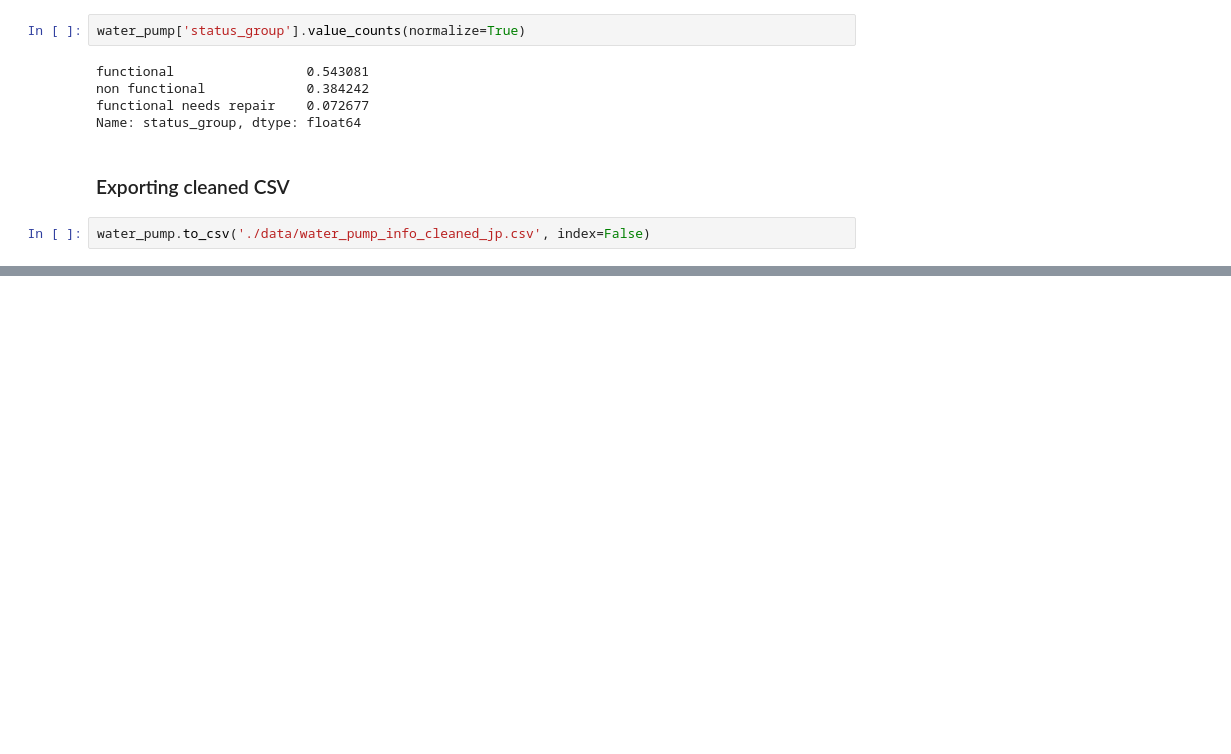
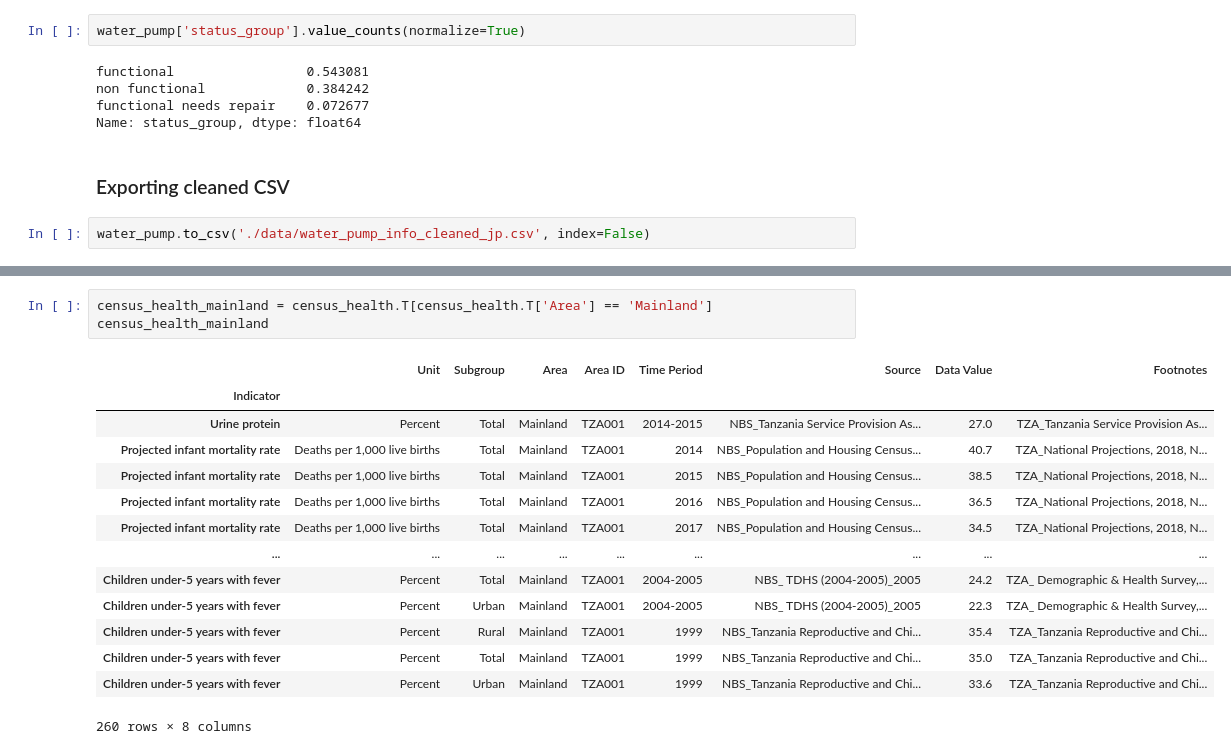
Before and after one commit to kalebts/Tanzania-Group-Project, a Jupyter notebook: Jackie.ipynb, the cells around one changed output, grey strips where cells are left out. Cells and saved outputs as stored; diff of their text form; blank space fills up the shorter version.

```diff
--- a/Jackie.ipynb
+++ b/Jackie.ipynb
@@ -203,0 +500,18 @@ water_pump.to_csv('./data/water_pump_info_cleaned_jp.csv', index=False)
+# %%
+census_health_mainland = census_health.T[census_health.T['Area'] == 'Mainland']
+census_health_mainland
+# %% [output]
+|  | Unit | Subgroup | Area | Area ID | Time Period | Source | Data Value | Footnotes |
+| Indicator |  |  |  |  |  |  |  |  |
+| Urine protein | Percent | Total | Mainland | TZA001 | 2014-2015 | NBS_Tanzania Service Provision As... | 27.0 | TZA_Tanzania Service Provision As... |
+| Projected infant mortality rate | Deaths per 1,000 live births | Total | Mainland | TZA001 | 2014 | NBS_Population and Housing Census... | 40.7 | TZA_National Projections, 2018, N... |
+| Projected infant mortality rate | Deaths per 1,000 live births | Total | Mainland | TZA001 | 2015 | NBS_Population and Housing Census... | 38.5 | TZA_National Projections, 2018, N... |
+| Projected infant mortality rate | Deaths per 1,000 live births | Total | Mainland | TZA001 | 2016 | NBS_Population and Housing Census... | 36.5 | TZA_National Projections, 2018, N... |
+| Projected infant mortality rate | Deaths per 1,000 live births | Total | Mainland | TZA001 | 2017 | NBS_Population and Housing Census... | 34.5 | TZA_National Projections, 2018, N... |
+| ... | ... | ... | ... | ... | ... | ... | ... | ... |
+| Children under-5 years with fever | Percent | Total | Mainland | TZA001 | 2004-2005 | NBS_ TDHS (2004-2005)_2005 | 24.2 | TZA_ Demographic & Health Survey,... |
+| Children under-5 years with fever | Percent | Urban | Mainland | TZA001 | 2004-2005 | NBS_ TDHS (2004-2005)_2005 | 22.3 | TZA_ Demographic & Health Survey,... |
+| Children under-5 years with fever | Percent | Rural | Mainland | TZA001 | 1999 | NBS_Tanzania Reproductive and Chi... | 35.4 | TZA_Tanzania Reproductive and Chi... |
+| Children under-5 years with fever | Percent | Total | Mainland | TZA001 | 1999 | NBS_Tanzania Reproductive and Chi... | 35.0 | TZA_Tanzania Reproductive and Chi... |
+| Children under-5 years with fever | Percent | Urban | Mainland | TZA001 | 1999 | NBS_Tanzania Reproductive and Chi... | 33.6 | TZA_Tanzania Reproductive and Chi... |
+260 rows × 8 columns
```
Also changed, not shown: parts of 35 cells of this notebook, 1 other file.
